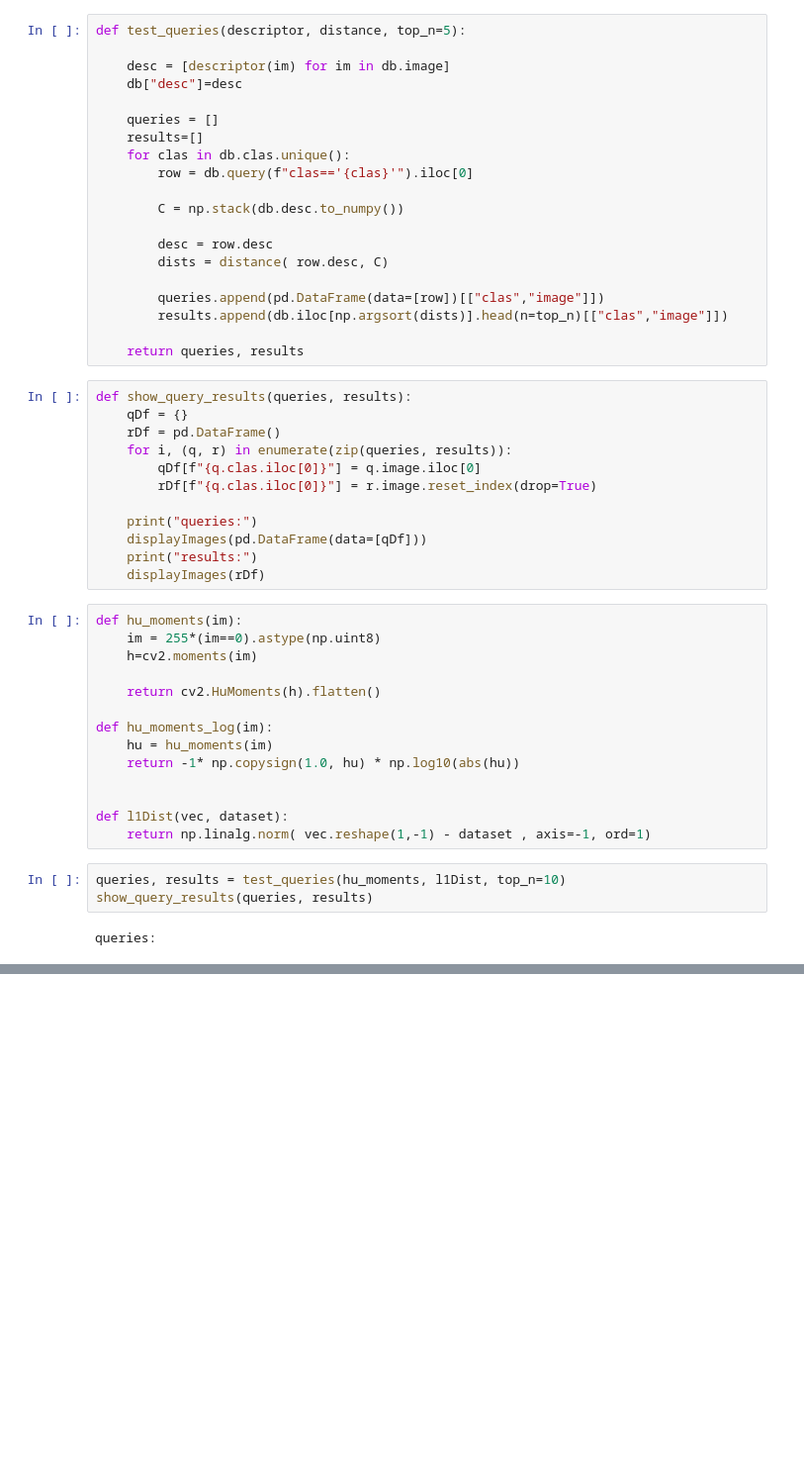
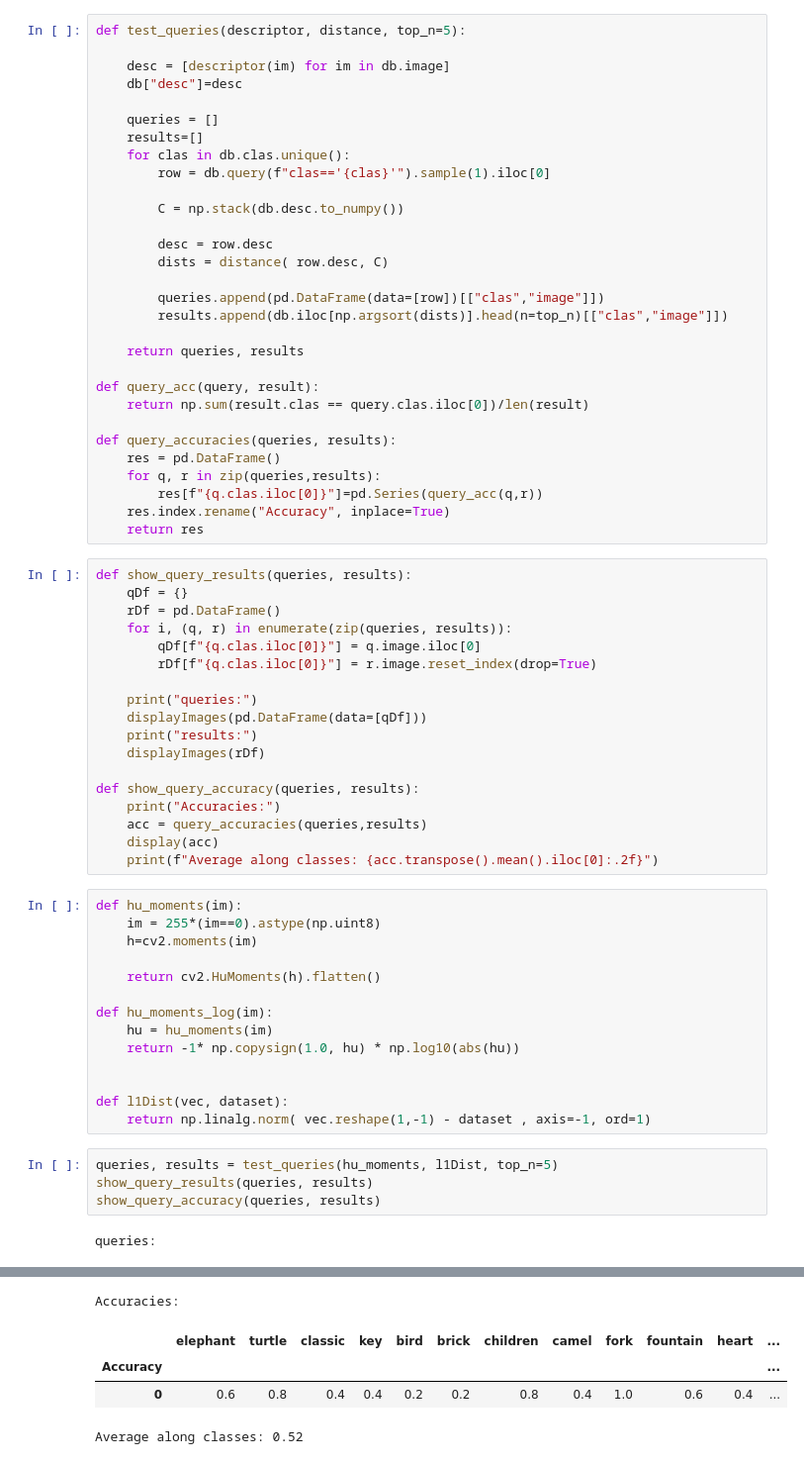
Before and after one commit to pedro-sidra/cbir, a Jupyter notebook: src/descriptors.ipynb, the cells around one changed output, grey strips where cells are left out. Shown at 99% size. Cells and saved outputs as stored; diff of their text form; blank space fills up the shorter version.

```diff
--- a/src/descriptors.ipynb
+++ b/src/descriptors.ipynb
@@ -13,7 +13,7 @@ def test_queries(descriptor, distance, top_n=5):
     queries = []
     results=[]
     for clas in db.clas.unique():
-        row = db.query(f"clas=='{clas}'").iloc[0]
+        row = db.query(f"clas=='{clas}'").sample(1).iloc[0]
 
         C = np.stack(db.desc.to_numpy())
 
@@ -24,6 +24,16 @@ def test_queries(descriptor, distance, top_n=5):
         results.append(db.iloc[np.argsort(dists)].head(n=top_n)[["clas","image"]])
 
     return queries, results
+
+def query_acc(query, result):
+    return np.sum(result.clas == query.clas.iloc[0])/len(result)
+
+def query_accuracies(queries, results):
+    res = pd.DataFrame()
+    for q, r in zip(queries,results):
+        res[f"{q.clas.iloc[0]}"]=pd.Series(query_acc(q,r))
+    res.index.rename("Accuracy", inplace=True)
+    return res
 # %%
 def show_query_results(queries, results):
     qDf = {}
@@ -36,6 +46,12 @@ def show_query_results(queries, results):
     displayImages(pd.DataFrame(data=[qDf]))
     print("results:")
     displayImages(rDf)
+
+def show_query_accuracy(queries, results):
+    print("Accuracies:")
+    acc = query_accuracies(queries,results)
+    display(acc)
+    print(f"Average along classes: {acc.transpose().mean().iloc[0]:.2f}")
 # %%
 def hu_moments(im):
     im = 255*(im==0).astype(np.uint8)
@@ -51,11 +67,17 @@ def hu_moments_log(im):
 def l1Dist(vec, dataset):
     return np.linalg.norm( vec.reshape(1,-1) - dataset , axis=-1, ord=1)
 # %%
-queries, results = test_queries(hu_moments, l1Dist, top_n=10)
+queries, results = test_queries(hu_moments, l1Dist, top_n=5)
 show_query_results(queries, results)
+show_query_accuracy(queries, results)
 # %% [output]
 queries:
 [interactive output not drawn]
 results:
 [interactive output not drawn]
+Accuracies:
+|  | elephant | turtle | classic | key | bird | brick | children | camel | fork | fountain | heart | ... |
+| Accuracy |  |  |  |  |  |  |  |  |  |  |  | ... |
+| 0 | 0.6 | 0.8 | 0.4 | 0.4 | 0.2 | 0.2 | 0.8 | 0.4 | 1.0 | 0.6 | 0.4 | ... |
+Average along classes: 0.52
 # %%
```
Also changed, not shown: parts of 2 cells of this notebook, 1 other file.
